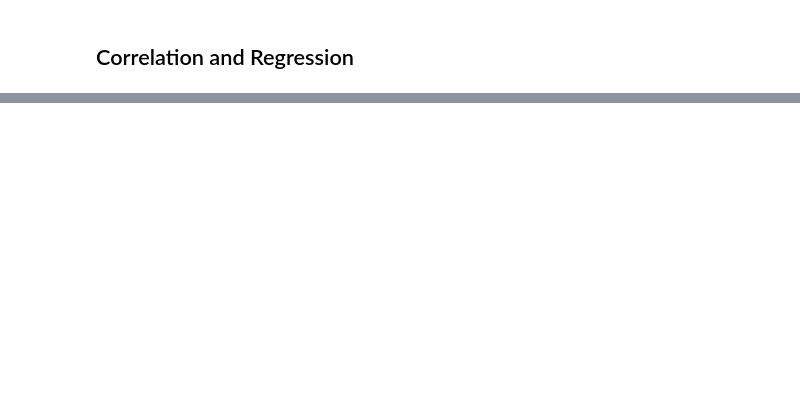
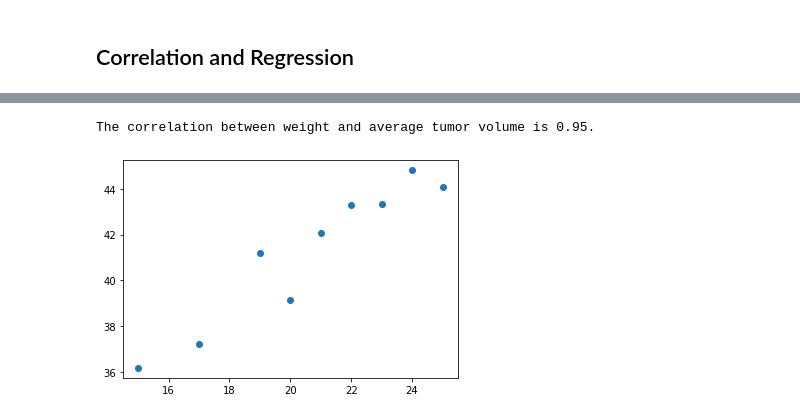
Before and after one commit to malejandrasalgado/Matplotib-challenge, a Jupyter notebook: Pymaceuticals/pymaceuticals_starter.ipynb, the cells around one changed output, grey strips where cells are left out. Drawn from its saved outputs; the diff is of its cells as text; code cells hidden in the pictures; blank space fills up the shorter version.

```diff
--- a/Pymaceuticals/pymaceuticals_starter.ipynb
+++ b/Pymaceuticals/pymaceuticals_starter.ipynb
@@ -234,0 +286,5 @@ plt.show()
+# %%
+#Data to work with
+averagevol
+averagevol.columns =['Weight','average_tumor_volume']
+averagevol
@@ -234,0 +302,23 @@ plt.show()
+# %%
+# Calculate the correlation coefficient and linear regression model
+# for mouse weight and average tumor volume for the Capomulin regimen
+#insolate Variables
+weight = averagevol["Weight"]
+average_tumor_volume = averagevol["average_tumor_volume"]
+
+#Calculate the correlation coefficiaent
+correlation=st.pearsonr(weight,average_tumor_volume)
+print(f"The correlation between weight and average tumor volume is {round(correlation[0],2)}.")
+
+# Create the variables for linear regression model for mouse weight and average tumor volume for the Capomulin regimen
+
+x_values = weight
+y_values = average_tumor_volume
+plt.scatter(x_values,y_values)
+
+plt.xlabel = 'weight'
+plt.ylabel = 'average_Tumor_Volume'
+plt.show()
+# %% [output]
+The correlation between weight and average tumor volume is 0.95.
+[figure, added]
```
Also changed, not shown: parts of 9 cells of this notebook.
